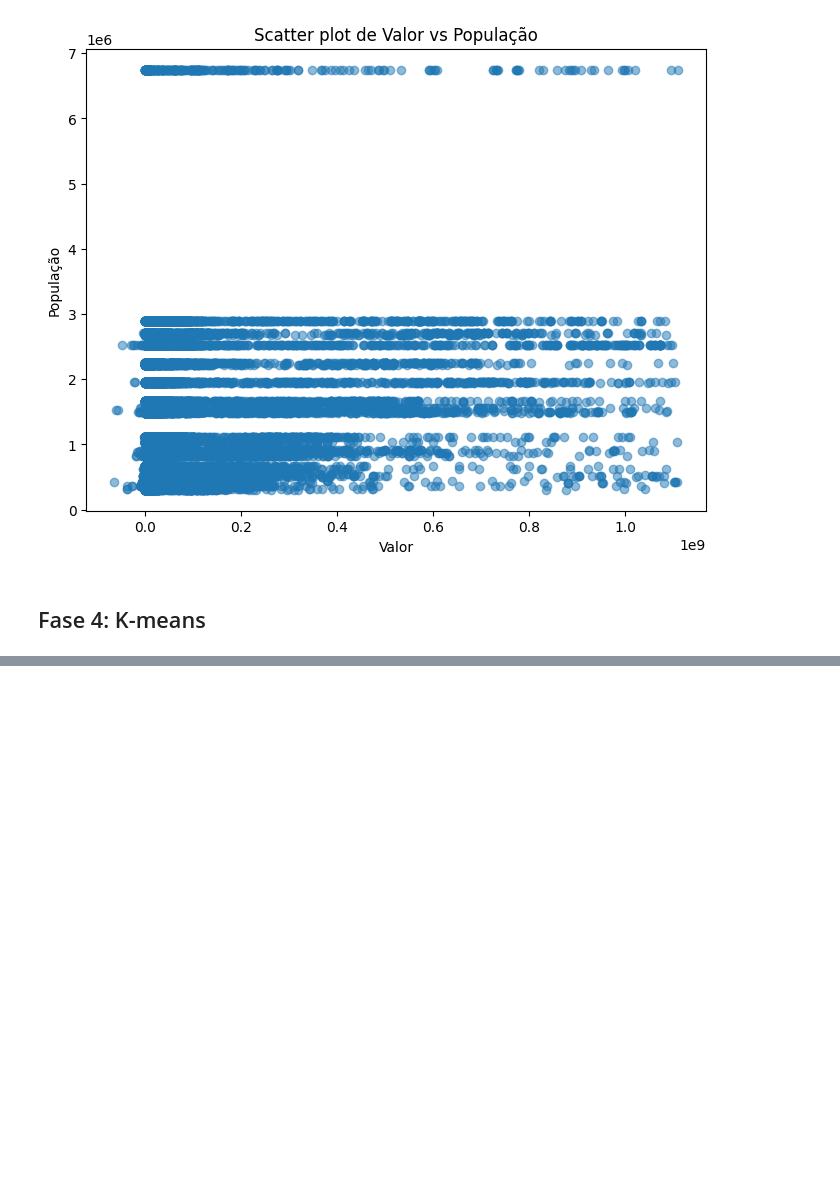
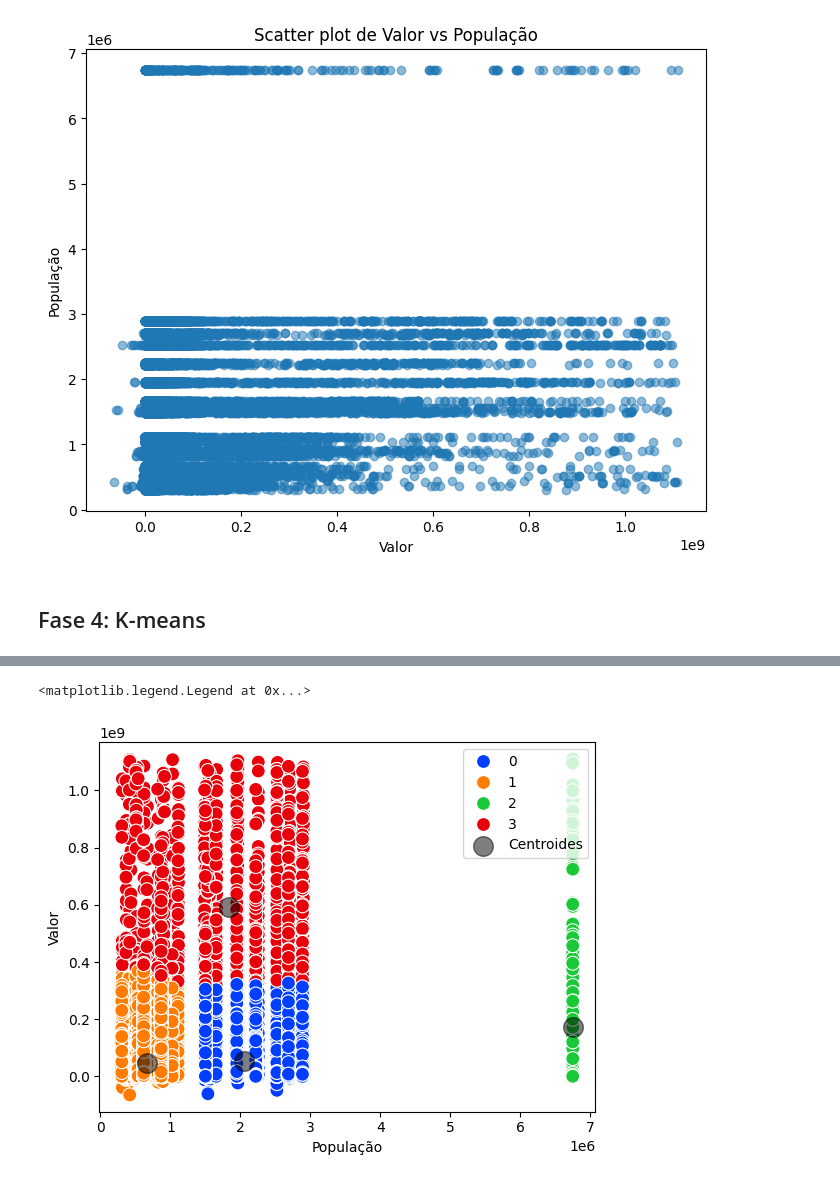
Before and after one commit to juliajgmb/projeto_icd, a Jupyter notebook: analise_inicial.ipynb, the cells around one changed output, grey strips where cells are left out. Cells and saved outputs as stored; diff of their text form; code cells hidden in the pictures; blank space fills up the shorter version.

```diff
--- a/analise_inicial.ipynb
+++ b/analise_inicial.ipynb
@@ -342,0 +322,25 @@ dataset_copia.loc[kmeans.labels_ == 1]
+# %%
+from sklearn.preprocessing import StandardScaler
+
+scaler = StandardScaler()
+dataset_scaled = scaler.fit_transform(dataset_copia[['População', 'Valor']])
+
+kmeans = KMeans(n_clusters=4)
+kmeans.fit(dataset_scaled)
+dataset_copia['labels'] = kmeans.labels_
+# %%
+sns.scatterplot(
+    data=dataset_copia,
+    x='População',
+    y='Valor',
+    hue=kmeans.labels_,
+    palette='bright',
+    s=100 # Define o tamanho dos pontos
+)
+centroides = scaler.inverse_transform(kmeans.cluster_centers_)
+
+plt.scatter(centroides[:, 0], centroides[:, 1], c='black', s=200, alpha=0.5, label='Centroides')
+plt.legend()
+# %% [output]
+<matplotlib.legend.Legend at 0x...>
+[figure, added]
```
Also changed, not shown: parts of 7 cells of this notebook.
